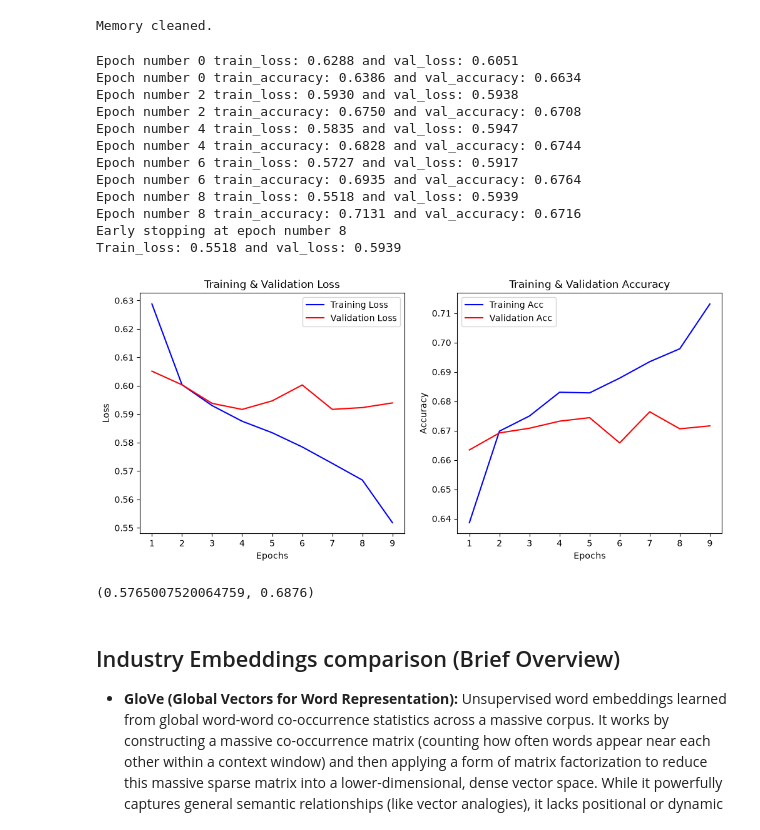
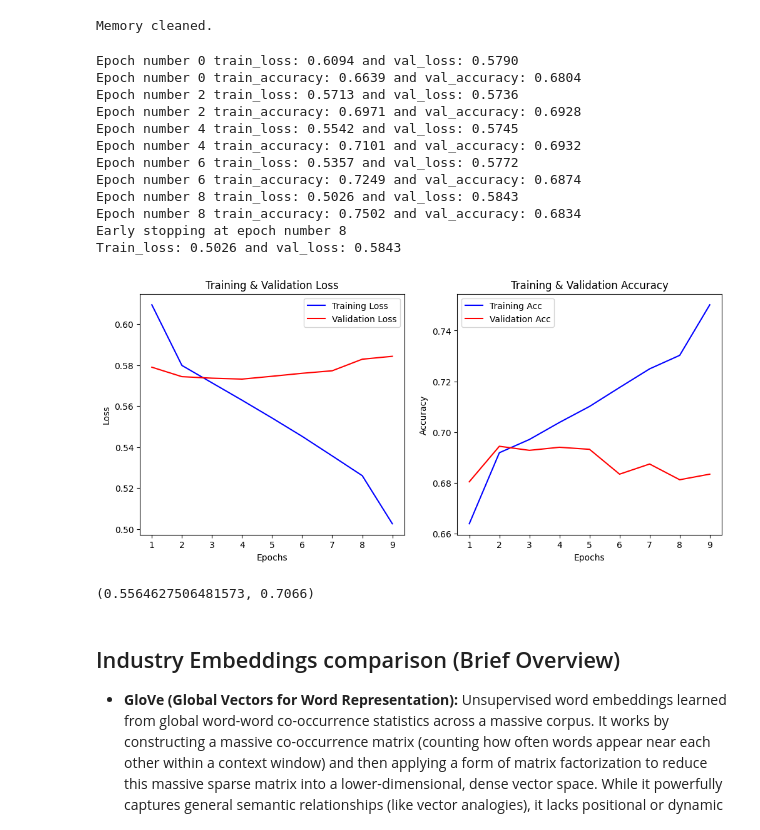
Before and after one commit to mdossett204/AI-maths-foundations, a Jupyter notebook: NLP-learning-notebooks/week3-embedding/Week_3_embeddings.ipynb, the cells around one changed output. Saved outputs shown, nothing was run; the diff lists cells and outputs as text; code cells hidden in the pictures.

```diff
--- a/NLP-learning-notebooks/week3-embedding/Week_3_embeddings.ipynb
+++ b/NLP-learning-notebooks/week3-embedding/Week_3_embeddings.ipynb
@@ -169,34 +187,34 @@ clean_memory()
 # %% [output]
 Memory cleaned.
 # %%
-# best_model = train_test_model(
-#     device = device,
-#     model = model,
-#     criterion=criterion,
-#     train_loader = train_loader,
-#     val_loader = val_loader,
-#     patience = patience,
-#     num_epochs=num_epochs,
-#     lr=1e-3,
-#     weight_decay= 1e-5,
-#     is_binary=True
-# )
+best_model = train_test_model(
+    device = device,
+    model = model,
+    criterion=criterion,
+    train_loader = train_loader,
+    val_loader = val_loader,
+    patience = patience,
+    num_epochs=num_epochs,
+    lr=1e-3,
+    weight_decay= 1e-5,
+    is_binary=True
+)
 # %% [output]
-Epoch number 0 train_loss: 0.6288 and val_loss: 0.6051
-Epoch number 0 train_accuracy: 0.6386 and val_accuracy: 0.6634
-Epoch number 2 train_loss: 0.5930 and val_loss: 0.5938
-Epoch number 2 train_accuracy: 0.6750 and val_accuracy: 0.6708
-Epoch number 4 train_loss: 0.5835 and val_loss: 0.5947
-Epoch number 4 train_accuracy: 0.6828 and val_accuracy: 0.6744
-Epoch number 6 train_loss: 0.5727 and val_loss: 0.5917
-Epoch number 6 train_accuracy: 0.6935 and val_accuracy: 0.6764
-Epoch number 8 train_loss: 0.5518 and val_loss: 0.5939
-Epoch number 8 train_accuracy: 0.7131 and val_accuracy: 0.6716
+Epoch number 0 train_loss: 0.6094 and val_loss: 0.5790
+Epoch number 0 train_accuracy: 0.6639 and val_accuracy: 0.6804
+Epoch number 2 train_loss: 0.5713 and val_loss: 0.5736
+Epoch number 2 train_accuracy: 0.6971 and val_accuracy: 0.6928
+Epoch number 4 train_loss: 0.5542 and val_loss: 0.5745
+Epoch number 4 train_accuracy: 0.7101 and val_accuracy: 0.6932
+Epoch number 6 train_loss: 0.5357 and val_loss: 0.5772
+Epoch number 6 train_accuracy: 0.7249 and val_accuracy: 0.6874
+Epoch number 8 train_loss: 0.5026 and val_loss: 0.5843
+Epoch number 8 train_accuracy: 0.7502 and val_accuracy: 0.6834
 Early stopping at epoch number 8
-Train_loss: 0.5518 and val_loss: 0.5939
+Train_loss: 0.5026 and val_loss: 0.5843
-[figure, old version]
+[figure, new version]
 # %%
-# evaluate_model(model=best_model, data_loader=test_loader, criterion=criterion, device=device, is_binary=True)
+evaluate_model(model=best_model, data_loader=test_loader, criterion=criterion, device=device, is_binary=True)
 # %% [output]
-(0.5765007520064759, 0.6876)
+(0.5564627506481573, 0.7066)
 # %%
```
Also changed, not shown: parts of 9 cells of this notebook, 34 other files.
